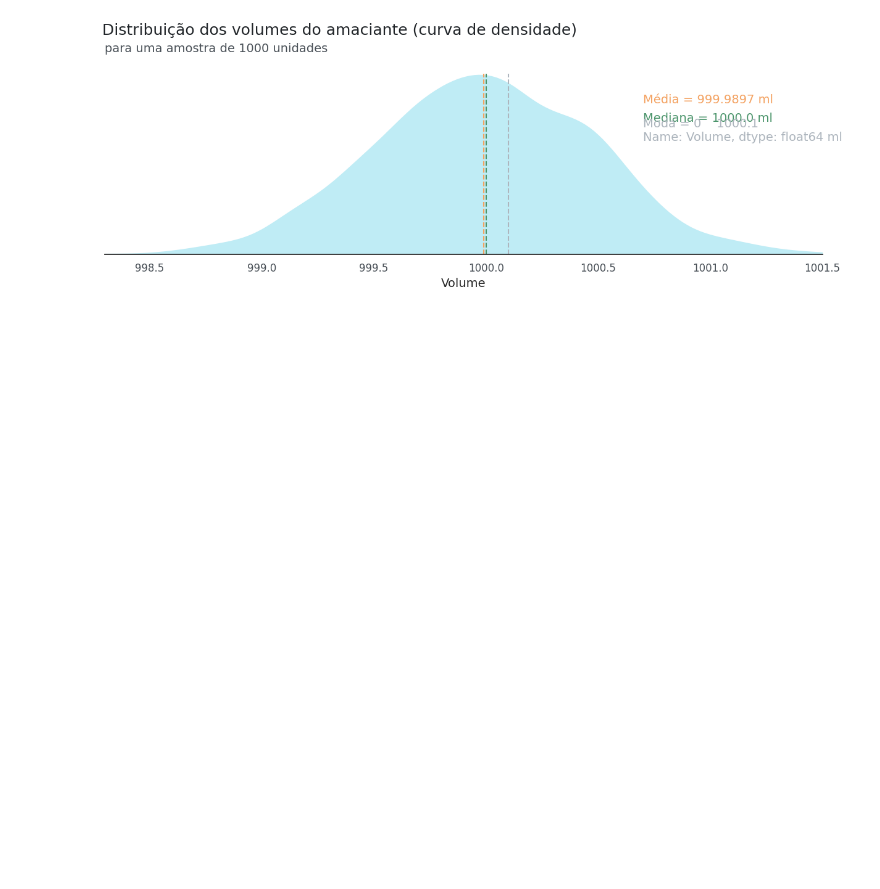
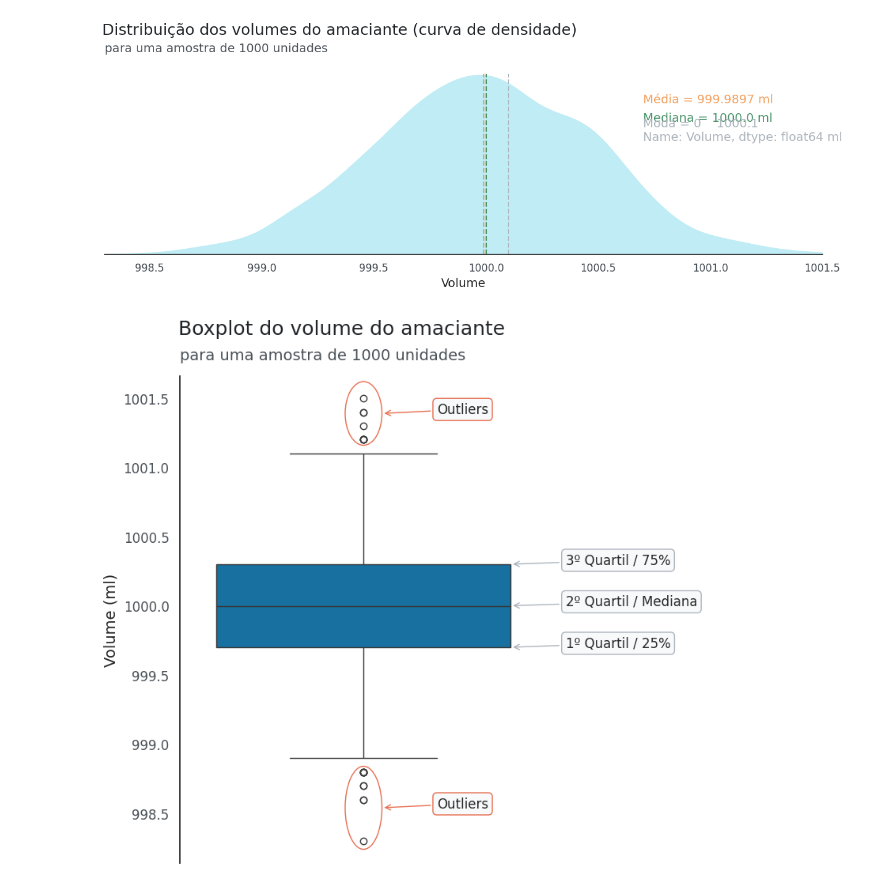
Before and after one commit to gabrieldorte/analise_data_amaciante, a Jupyter notebook: análise_dados_amaciantes.ipynb, the cells around one changed output. Cells and saved outputs as stored; diff of their text form; code cells hidden in the pictures; blank space fills up the shorter version.

```diff
--- a/análise_dados_amaciantes.ipynb
+++ b/análise_dados_amaciantes.ipynb
@@ -59,3 +60,48 @@ for i in range(len(estat)):
 fig = ax.get_figure()
 # %% [output]
 [figure]
+# %%
+#BOXPLOT para uma melhor visualização dos dados
+
+fig, ax = plt.subplots(figsize=(6,8))
+sns.set_theme(style="white")
+ax = sns.boxplot(data = vol_amaciante, y = "Volume", orient = "v", color = AZUL2)
+plt.suptitle('Boxplot do volume do amaciante', size=18, color=CINZA1, ha = 'right', x = 0.81, y = 0.97)
+plt.title('para uma amostra de 1000 unidades', fontsize=14, color=CINZA2, pad = 15, loc = "left")
+ax.set_xlabel('')
+ax.set_ylabel('Volume (ml)', fontsize = 14)
+ax.yaxis.set_tick_params(labelsize=12, labelcolor = CINZA2)
+sns.despine(bottom=True)
+y_min, y_max = ax.get_ybound()
+outlier_sup = patches.Ellipse((0, y_max - 0.27), width = 0.1, height = 0.46, color=VERMELHO1, fill=False)
+outlier_inf = patches.Ellipse((0, y_min + 0.4), width = 0.1, height = 0.6, color=VERMELHO1, fill=False)
+ax.add_patch(outlier_sup)
+ax.add_patch(outlier_inf)
+ax.annotate("Outliers", xy=(0 + 0.05, y_max - 0.27), xycoords='data',    # coordenadas do ponto desejado
+            bbox=dict(boxstyle="round", fc=CINZA5, ec=VERMELHO1),         # caixa de texto
+            xytext=(50, 0), textcoords='offset points',                   # posição do texto
+            arrowprops=dict(arrowstyle="->", color=VERMELHO1))            # propriedades da seta
+
+ax.annotate("Outliers", xy=(0 + 0.05, y_min + 0.4), xycoords='data',
+            bbox=dict(boxstyle="round", fc=CINZA5, ec=VERMELHO1),
+            xytext=(50, 0), textcoords='offset points',
+            arrowprops=dict(arrowstyle="->", color=VERMELHO1))
+
+ax.annotate("1º Quartil / 25%", xy=(0.4, vol_amaciante.quantile(.25)), xycoords='data',
+            bbox=dict(boxstyle="round", fc=CINZA5, ec=CINZA3),
+            xytext=(50, 0), textcoords='offset points',
+            arrowprops=dict(arrowstyle="->", color=CINZA3))
+
+ax.annotate("2º Quartil / Mediana", xy=(0.4, vol_amaciante.median()), xycoords='data',
+            bbox=dict(boxstyle="round", fc=CINZA5, ec=CINZA3),
+            xytext=(50, 0), textcoords='offset points',
+            arrowprops=dict(arrowstyle="->", color=CINZA3))
+
+ax.annotate("3º Quartil / 75%", xy=(0.4, vol_amaciante.quantile(.75)), xycoords='data',
+            bbox=dict(boxstyle="round", fc=CINZA5, ec=CINZA3),
+            xytext=(50, 0), textcoords='offset points',
+            arrowprops=dict(arrowstyle="->", color=CINZA3))
+
+plt.show()
+# %% [output]
+[figure, added]
```
Also changed, not shown: parts of 2 cells of this notebook.
